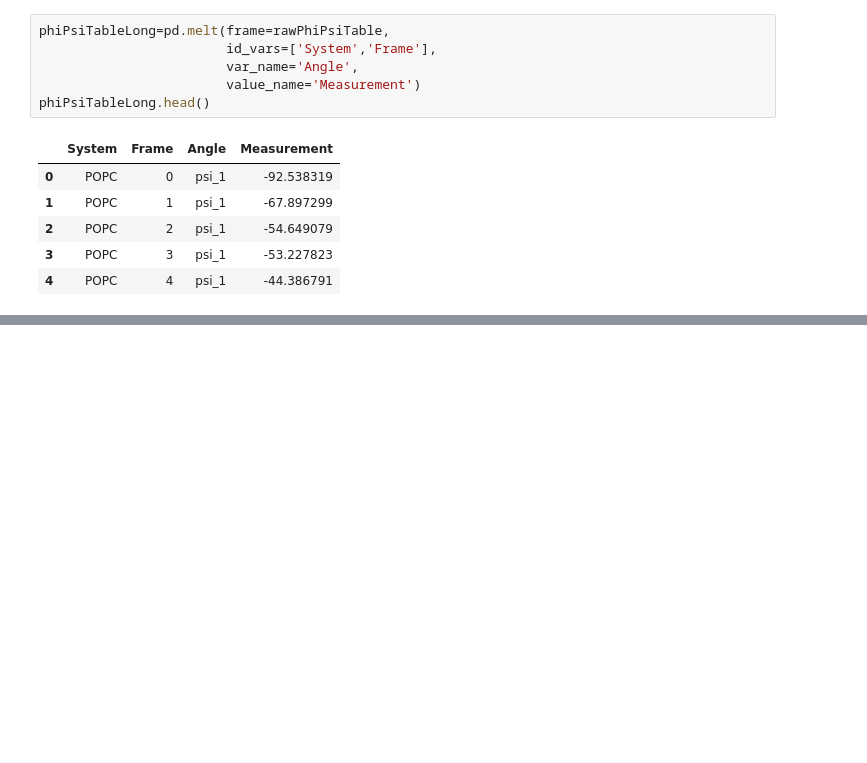
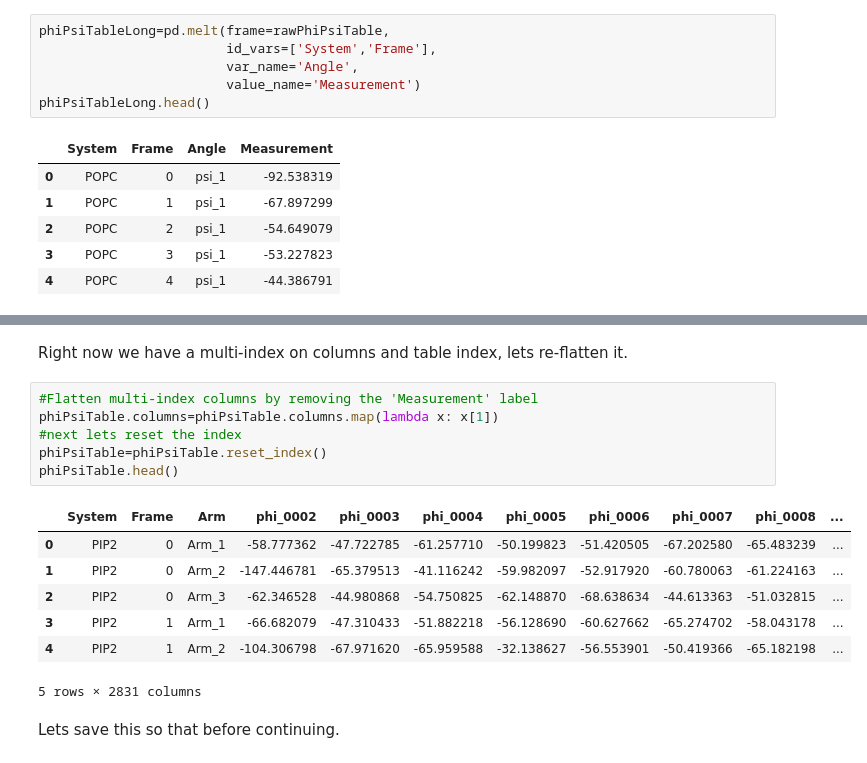
Before and after one commit to wesleymsmith/PhiPsi_Cluster_Visualization, a Jupyter notebook: Cluster_Membrane_Phi_Psi.ipynb, the cells around one changed output, grey strips where cells are left out. Saved outputs shown, nothing was run; the diff lists cells and outputs as text; blank space fills up the shorter version.

```diff
--- a/Cluster_Membrane_Phi_Psi.ipynb
+++ b/Cluster_Membrane_Phi_Psi.ipynb
@@ -171,0 +231,19 @@ phiPsiTableLong=phiPsiTableLong[
+# %% [markdown]
+Right now we have a multi-index on columns and table index,
+lets re-flatten it.
+# %%
+#Flatten multi-index columns by removing the 'Measurement' label
+phiPsiTable.columns=phiPsiTable.columns.map(lambda x: x[1])
+#next lets reset the index
+phiPsiTable=phiPsiTable.reset_index()
+phiPsiTable.head()
+# %% [output]
+|  | System | Frame | Arm | phi_0002 | phi_0003 | phi_0004 | phi_0005 | phi_0006 | phi_0007 | phi_0008 | ... |
+| 0 | PIP2 | 0 | Arm_1 | -58.777362 | -47.722785 | -61.257710 | -50.199823 | -51.420505 | -67.202580 | -65.483239 | ... |
+| 1 | PIP2 | 0 | Arm_2 | -147.446781 | -65.379513 | -41.116242 | -59.982097 | -52.917920 | -60.780063 | -61.224163 | ... |
+| 2 | PIP2 | 0 | Arm_3 | -62.346528 | -44.980868 | -54.750825 | -62.148870 | -68.638634 | -44.613363 | -51.032815 | ... |
+| 3 | PIP2 | 1 | Arm_1 | -66.682079 | -47.310433 | -51.882218 | -56.128690 | -60.627662 | -65.274702 | -58.043178 | ... |
+| 4 | PIP2 | 1 | Arm_2 | -104.306798 | -67.971620 | -65.959588 | -32.138627 | -56.553901 | -50.419366 | -65.182198 | ... |
+5 rows × 2831 columns
+# %% [markdown]
+Lets save this so that before continuing.
```
Also changed, not shown: parts of 17 cells of this notebook, 1 other file.
